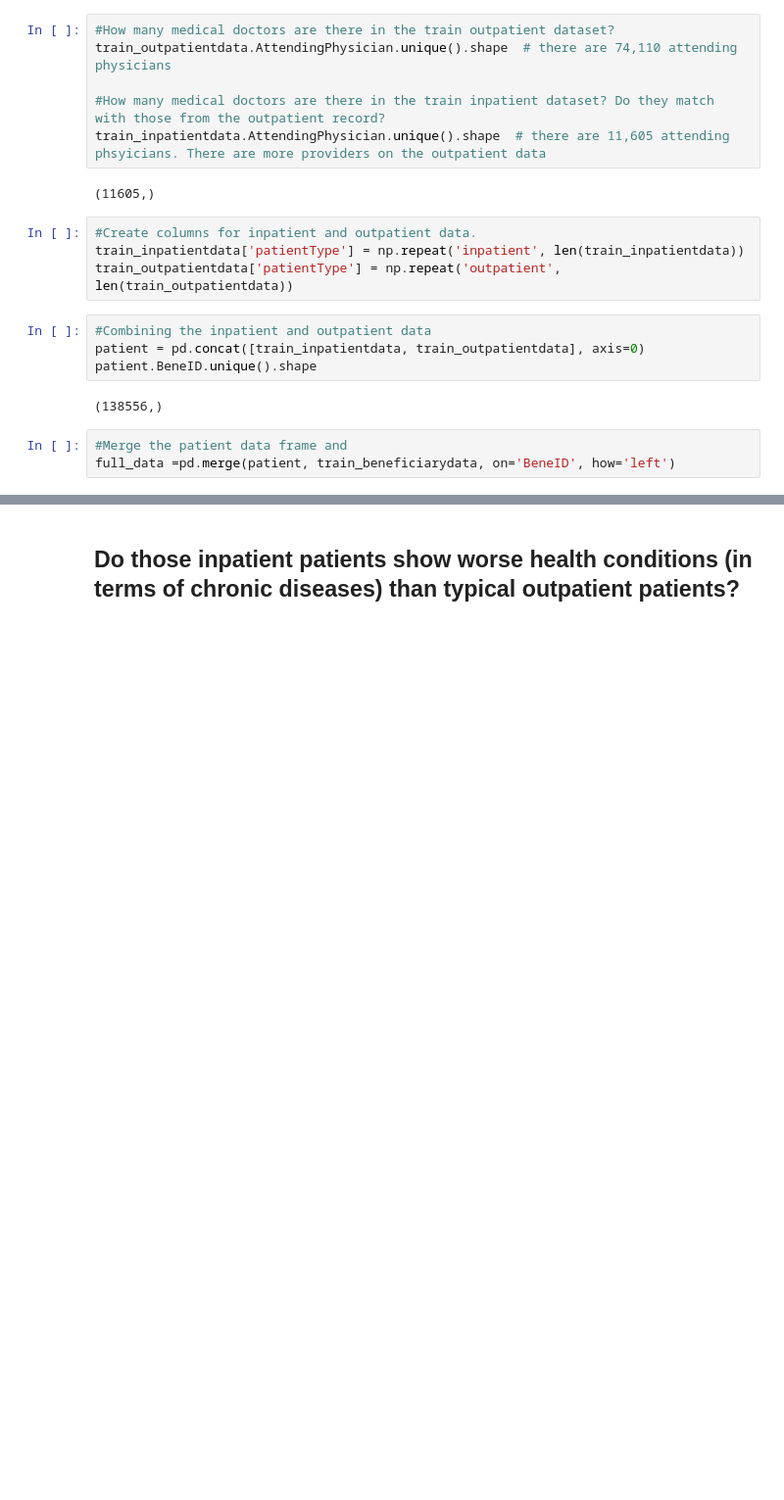
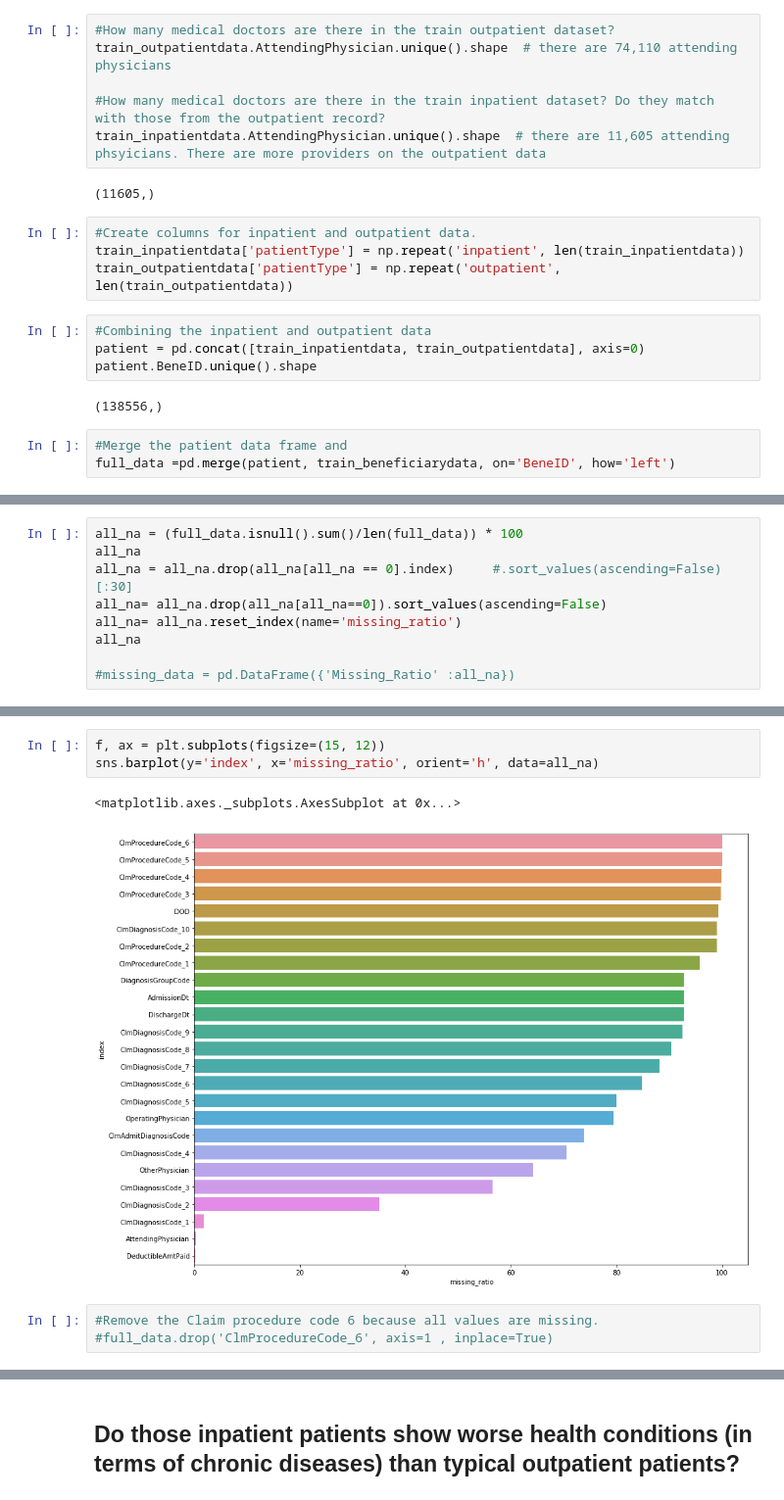
Before and after one commit to randypantinople/HealthCareFraudDetection, a Jupyter notebook: randypantinople/healthCareFraudDetection(randy).ipynb, the cells around one changed output, grey strips where cells are left out. Shown at 98% size. Cells and saved outputs as stored; diff of their text form; blank space fills up the shorter version.

```diff
--- a/randypantinople/healthCareFraudDetection(randy).ipynb
+++ b/randypantinople/healthCareFraudDetection(randy).ipynb
@@ -87,0 +112,9 @@ outpatient_chronic[outpatient_chronic==2].count().sort_values().plot(kind='barh'
+# %%
+all_na = (full_data.isnull().sum()/len(full_data)) * 100
+all_na
+all_na = all_na.drop(all_na[all_na == 0].index)     #.sort_values(ascending=False)[:30]
+all_na= all_na.drop(all_na[all_na==0]).sort_values(ascending=False)
+all_na= all_na.reset_index(name='missing_ratio')
+all_na
+
+#missing_data = pd.DataFrame({'Missing_Ratio' :all_na})
@@ -87,0 +139,9 @@ outpatient_chronic[outpatient_chronic==2].count().sort_values().plot(kind='barh'
+# %%
+f, ax = plt.subplots(figsize=(15, 12))
+sns.barplot(y='index', x='missing_ratio', orient='h', data=all_na)
+# %% [output]
+<matplotlib.axes._subplots.AxesSubplot at 0x...>
+[figure, added]
+# %%
+#Remove the Claim procedure code 6 because all values are missing.
+#full_data.drop('ClmProcedureCode_6', axis=1 , inplace=True)
```
Also changed, not shown: parts of 29 cells of this notebook.
